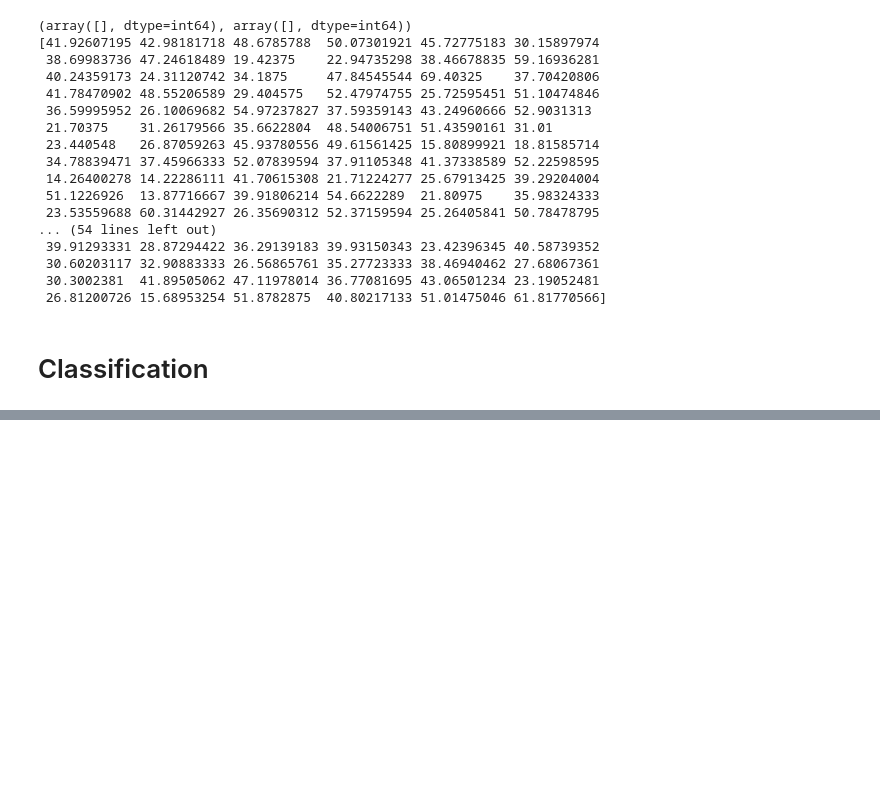
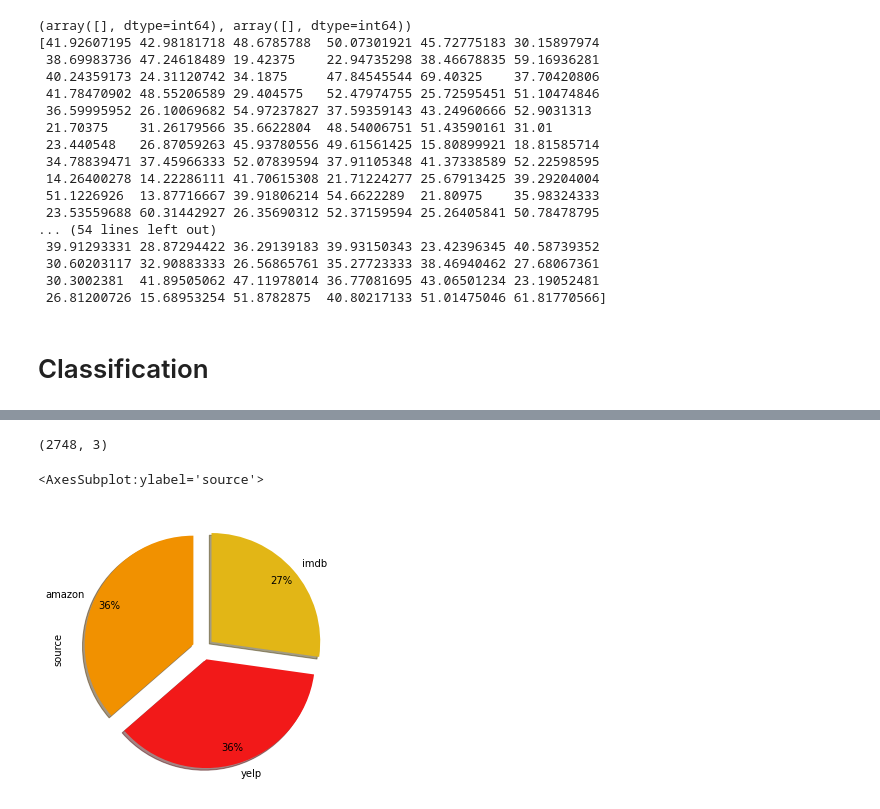
Before and after one commit to Kartm/university-ai-labs-statistical-ml, a Jupyter notebook: Solution.ipynb, the cells around one changed output, grey strips where cells are left out. Drawn from its saved outputs; the diff is of its cells as text; code cells hidden in the pictures; blank space fills up the shorter version.

Commit message:
Add classification

```diff
--- a/Solution.ipynb
+++ b/Solution.ipynb
@@ -301,0 +177,20 @@ True Label: 0, Predicted Label: 0
+# %%
+notebook_path = os.path.abspath("Solution.ipynb")
+
+amazon_source_path = os.path.join(os.path.dirname(notebook_path), "datasets/classification/amazon_cells_labelled.txt")
+imdb_source_path = os.path.join(os.path.dirname(notebook_path), "datasets/classification/imdb_labelled.txt")
+yelp_source_path = os.path.join(os.path.dirname(notebook_path), "datasets/classification/yelp_labelled.txt")
+
+datasets = {
+    'amazon': pd.read_csv(amazon_source_path, delimiter='\t', header=None, names=["text","label"]),
+    'imdb': pd.read_csv(imdb_source_path, delimiter='\t', header=None, names=["text","label"]),
+    'yelp': pd.read_csv(yelp_source_path, delimiter='\t', header=None, names=["text","label"]),
+}
+
+for dataset in datasets:
+    print(f"Dataset {str(dataset)}:")
+    print("Shape: " + str(datasets[dataset].shape))
+    print(datasets[dataset].head())
+    print(datasets[dataset].info())
+    print(datasets[dataset].describe())
+    print("--------------------------------------------------\n")
@@ -301,0 +215,23 @@ True Label: 0, Predicted Label: 0
+# %%
+# merge datasets
+datasets["amazon"]["source"] = 'amazon'
+datasets["imdb"]["source"] = 'imdb'
+datasets["yelp"]["source"] = 'yelp'
+
+data = pd.concat(list(datasets.values()))
+
+data.shape
+# %% [output]
+(2748, 3)
+# %%
+data['source'].value_counts().plot(kind='pie',
+                                   autopct='%1.0f%%',
+                                   shadow=True,
+                                   startangle=90,
+                                   pctdistance=0.85,
+                                   explode = (0.1,0.1,0.1),
+                                   colors = ['#f19100','#f21919','#e2b616'],
+                                   figsize=(5, 5))
+# %% [output]
+<AxesSubplot:ylabel='source'>
+[figure, added]
```
Also changed, not shown: parts of 19 cells of this notebook.
